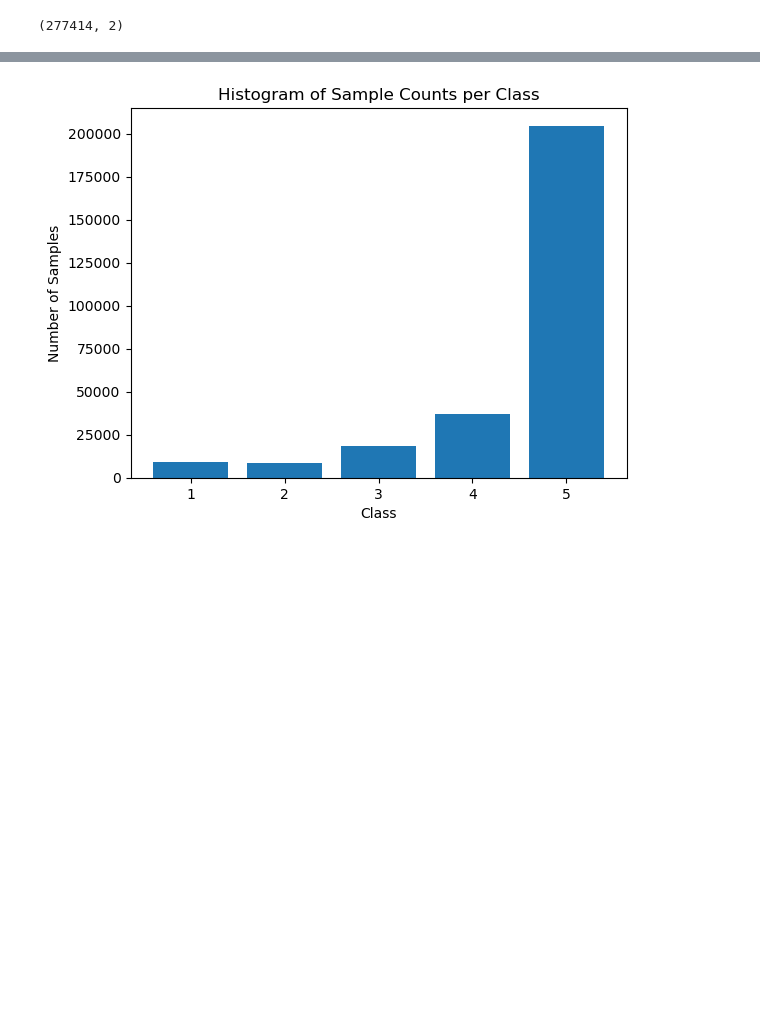
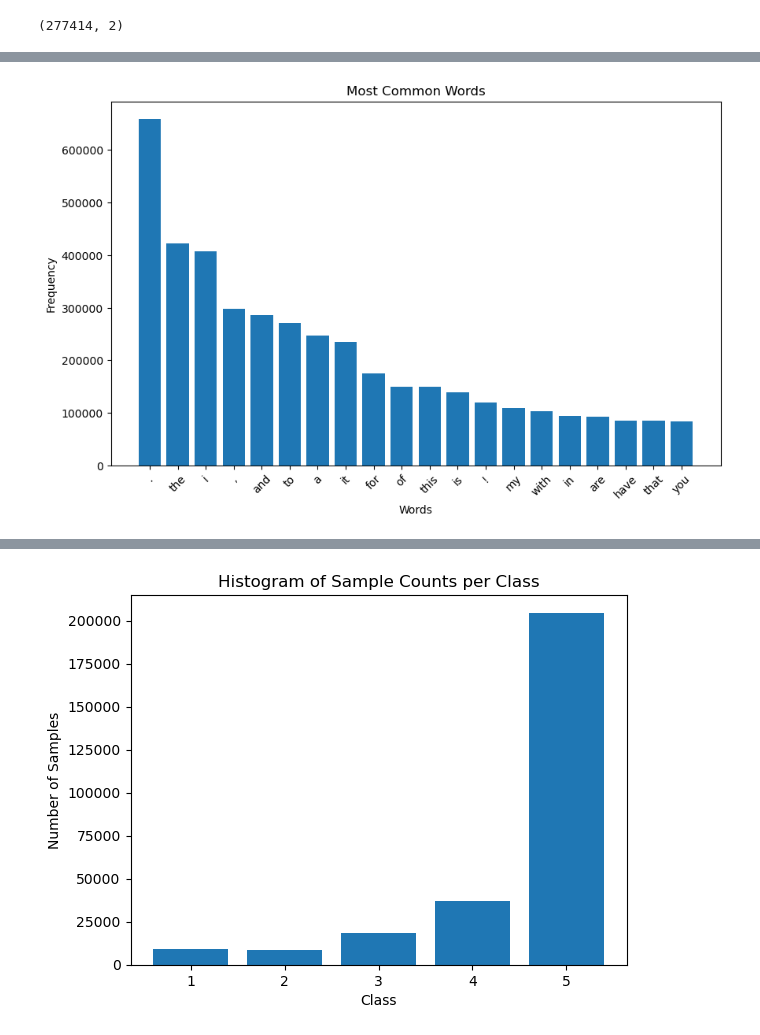
Before and after one commit to nuratamton/Amazon-Reviews, a Jupyter notebook: Cw2_Amazon.ipynb, the cells around one changed output, grey strips where cells are left out. Cells and saved outputs as stored; diff of their text form; code cells hidden in the pictures; blank space fills up the shorter version.

```diff
--- a/Cw2_Amazon.ipynb
+++ b/Cw2_Amazon.ipynb
@@ -170,0 +182,13 @@ train.shape
+# %%
+word_counts = [word for text in train['Review'] for word in word_tokenize(text.lower())]
+word_counts = Counter(word_counts)
+most_common_words = word_counts.most_common(20)
+plt.figure(figsize=(10, 6))
+plt.bar(*zip(*most_common_words))
+plt.title('Most Common Words')
+plt.xticks(rotation=45)
+plt.xlabel('Words')
+plt.ylabel('Frequency')
+plt.show()
+# %% [output]
+[figure, added]
```
Also changed, not shown: parts of 51 cells of this notebook.
